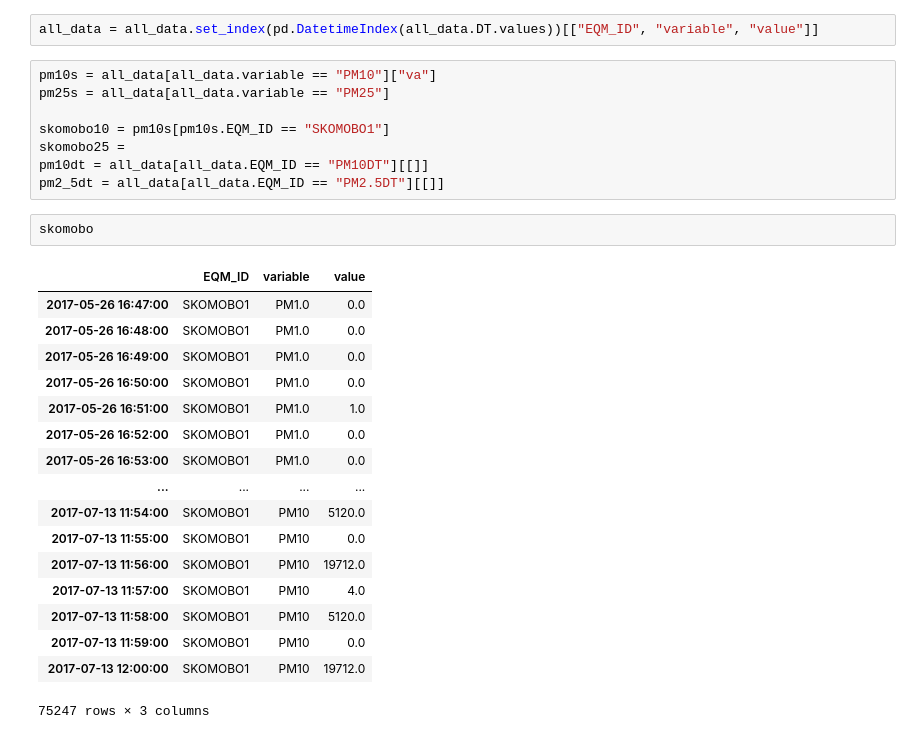
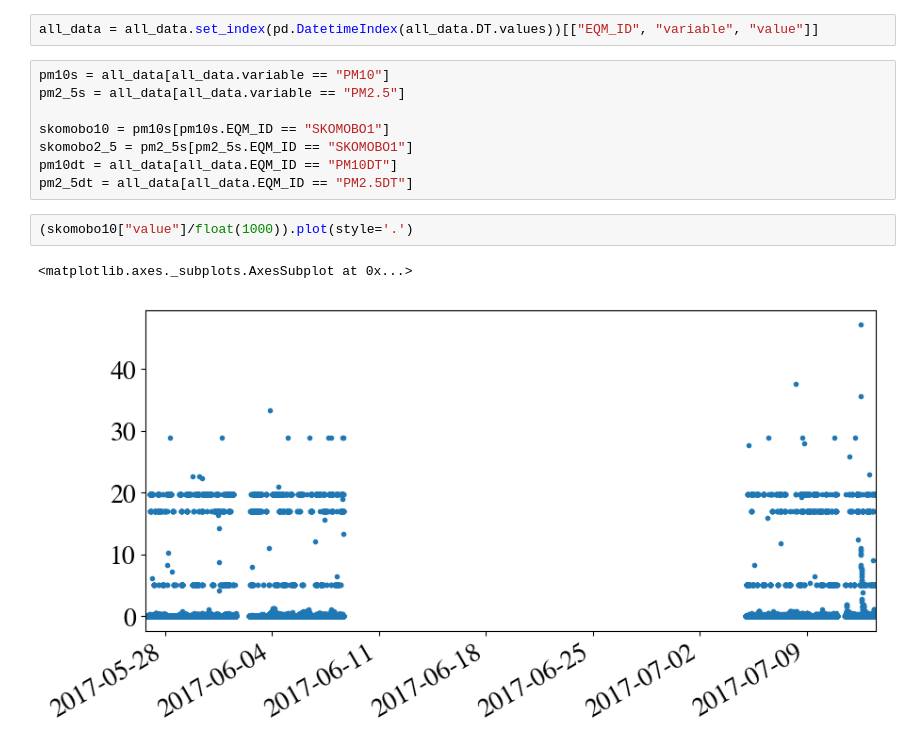
Before and after one commit to SKOMOBO/data_analysis, a Jupyter notebook: notebooks/neater_analysis.ipynb, the cells around one changed output. Saved outputs shown, nothing was run; the diff lists cells and outputs as text.

```diff
--- a/notebooks/neater_analysis.ipynb
+++ b/notebooks/neater_analysis.ipynb
@@ -22,30 +26,15 @@ all_data = pd.concat(dfs)
 # %%
 all_data = all_data.set_index(pd.DatetimeIndex(all_data.DT.values))[["EQM_ID", "variable", "value"]]
 # %%
-pm10s = all_data[all_data.variable == "PM10"]["va"]
-pm25s = all_data[all_data.variable == "PM25"]
+pm10s = all_data[all_data.variable == "PM10"]
+pm2_5s = all_data[all_data.variable == "PM2.5"]
 
 skomobo10 = pm10s[pm10s.EQM_ID == "SKOMOBO1"]
-skomobo25 =
-pm10dt = all_data[all_data.EQM_ID == "PM10DT"][[]]
-pm2_5dt = all_data[all_data.EQM_ID == "PM2.5DT"][[]]
+skomobo2_5 = pm2_5s[pm2_5s.EQM_ID == "SKOMOBO1"]
+pm10dt = all_data[all_data.EQM_ID == "PM10DT"]
+pm2_5dt = all_data[all_data.EQM_ID == "PM2.5DT"]
-# %%
-skomobo
-# %% [output]
-|  | EQM_ID | variable | value |
-| 2017-05-26 16:47:00 | SKOMOBO1 | PM1.0 | 0.0 |
-| 2017-05-26 16:48:00 | SKOMOBO1 | PM1.0 | 0.0 |
-| 2017-05-26 16:49:00 | SKOMOBO1 | PM1.0 | 0.0 |
-| 2017-05-26 16:50:00 | SKOMOBO1 | PM1.0 | 0.0 |
-| 2017-05-26 16:51:00 | SKOMOBO1 | PM1.0 | 1.0 |
-| 2017-05-26 16:52:00 | SKOMOBO1 | PM1.0 | 0.0 |
-| 2017-05-26 16:53:00 | SKOMOBO1 | PM1.0 | 0.0 |
-| ... | ... | ... | ... |
-| 2017-07-13 11:54:00 | SKOMOBO1 | PM10 | 5120.0 |
-| 2017-07-13 11:55:00 | SKOMOBO1 | PM10 | 0.0 |
-| 2017-07-13 11:56:00 | SKOMOBO1 | PM10 | 19712.0 |
-| 2017-07-13 11:57:00 | SKOMOBO1 | PM10 | 4.0 |
-| 2017-07-13 11:58:00 | SKOMOBO1 | PM10 | 5120.0 |
-| 2017-07-13 11:59:00 | SKOMOBO1 | PM10 | 0.0 |
-| 2017-07-13 12:00:00 | SKOMOBO1 | PM10 | 19712.0 |
-75247 rows × 3 columns
+# %%
+(skomobo10["value"]/float(1000)).plot(style='.')
+# %% [output]
+<matplotlib.axes._subplots.AxesSubplot at 0x...>
+[figure, added]
```
Also changed, not shown: parts of 129 cells of this notebook.
